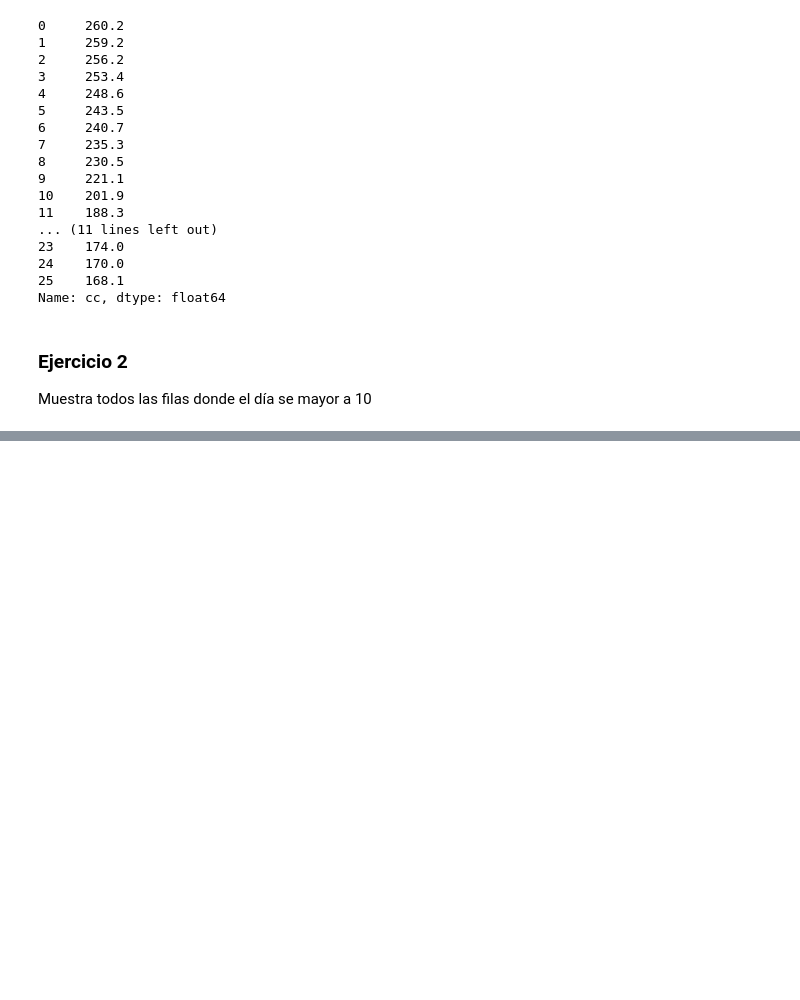
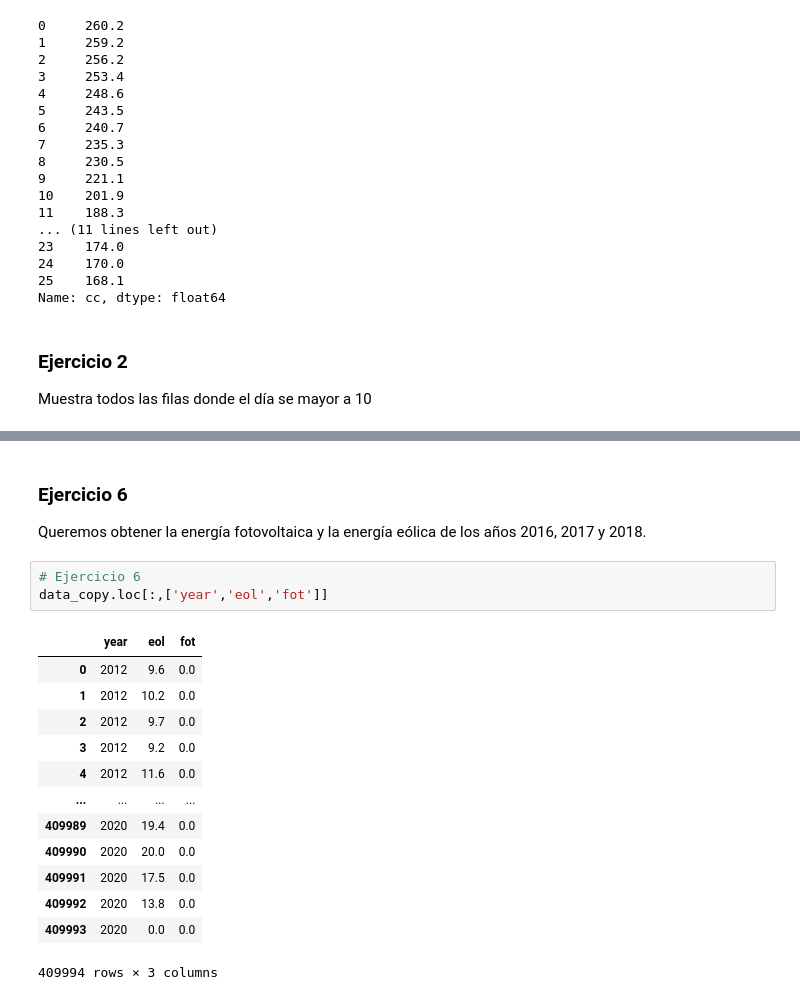
Before and after one commit to Samuelmm15/Python_Curso, a Jupyter notebook: Entrega_3/ejercicio_entrega_3.ipynb, the cells around one changed output, grey strips where cells are left out. Drawn from its saved outputs; the diff is of its cells as text; blank space fills up the shorter version.

```diff
--- a/Entrega_3/ejercicio_entrega_3.ipynb
+++ b/Entrega_3/ejercicio_entrega_3.ipynb
@@ -123,0 +195,20 @@ Muestra todos las filas donde el día se mayor a 10
+# %% [markdown]
+### Ejercicio 6
+Queremos obtener la energía fotovoltaica y la energía eólica de los años 2016, 2017 y 2018.
+# %%
+# Ejercicio 6
+data_copy.loc[:,['year','eol','fot']]
+# %% [output]
+|  | year | eol | fot |
+| 0 | 2012 | 9.6 | 0.0 |
+| 1 | 2012 | 10.2 | 0.0 |
+| 2 | 2012 | 9.7 | 0.0 |
+| 3 | 2012 | 9.2 | 0.0 |
+| 4 | 2012 | 11.6 | 0.0 |
+| ... | ... | ... | ... |
+| 409989 | 2020 | 19.4 | 0.0 |
+| 409990 | 2020 | 20.0 | 0.0 |
+| 409991 | 2020 | 17.5 | 0.0 |
+| 409992 | 2020 | 13.8 | 0.0 |
+| 409993 | 2020 | 0.0 | 0.0 |
+409994 rows × 3 columns
```
Also changed, not shown: parts of 8 cells of this notebook.
